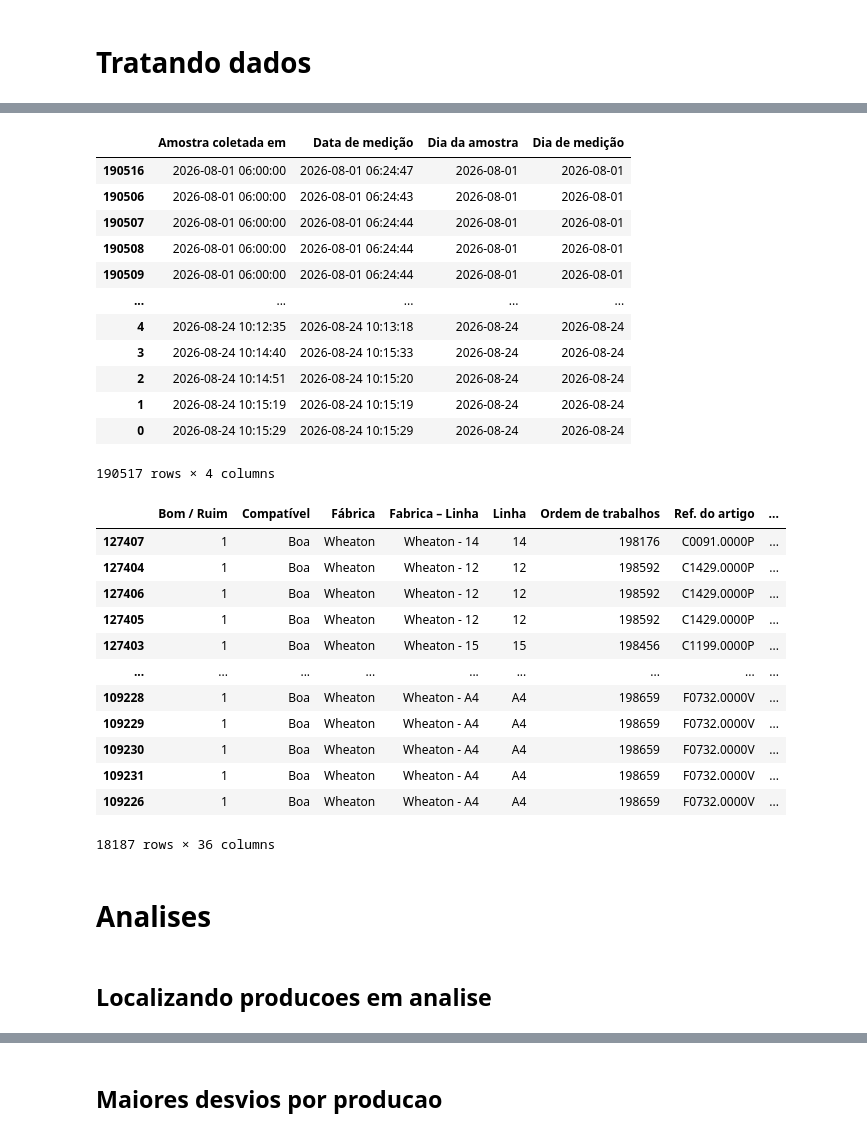
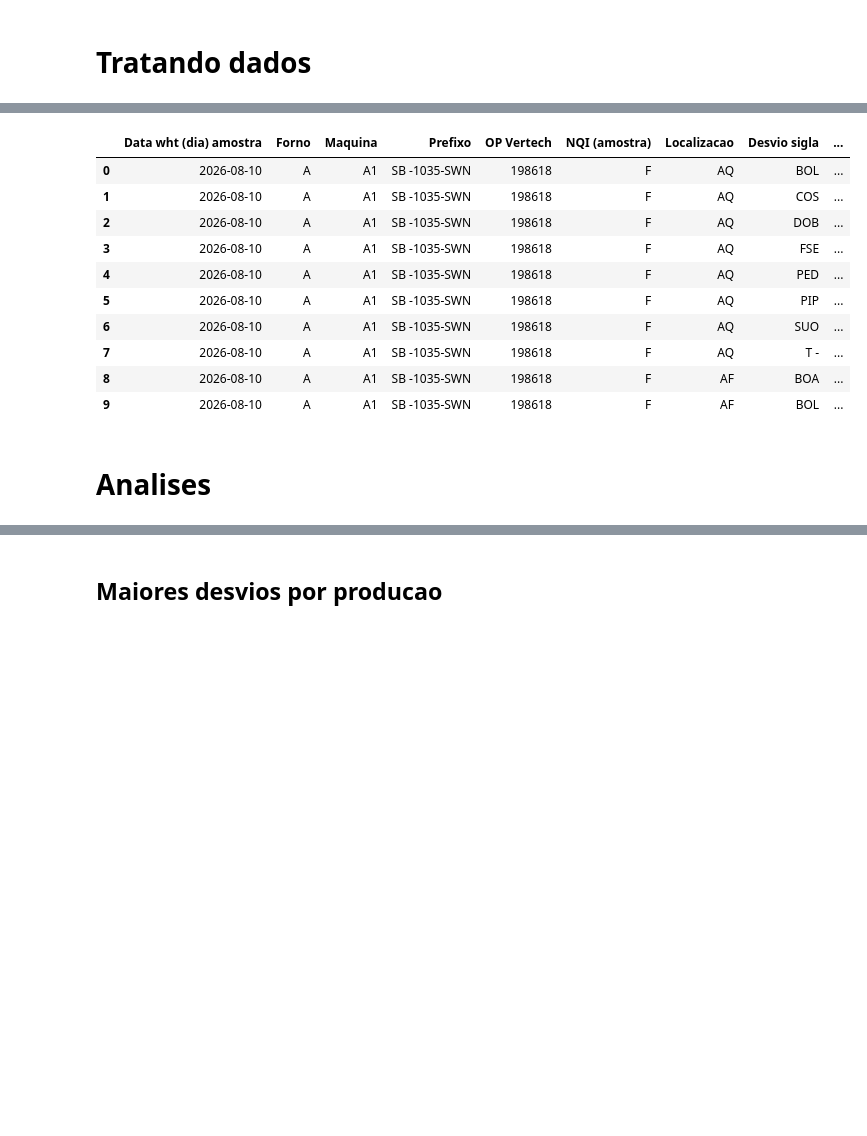
Before and after one commit to lucasz-g/aut-producao-wheaton, a Jupyter notebook: analytics/notebooks/004_defects.ipynb, the cells around one changed output, grey strips where cells are left out. Drawn from its saved outputs; the diff is of its cells as text; code cells hidden in the pictures; blank space fills up the shorter version.

```diff
--- a/analytics/notebooks/004_defects.ipynb
+++ b/analytics/notebooks/004_defects.ipynb
@@ -14,7 +17,9 @@ import plotly.graph_objects as go
 # %% [markdown]
 # Importando dados
 # %%
-df = pd.read_excel('../data/raw/Amostragem AF Frascos.xlsx')
+df_hh = pd.read_excel('../data/raw/Desvios por máquina - HH.xlsx', header=2)
+
+df_diario = pd.read_excel('../data/raw/Desvios por máquina - Completo.xlsx', header=2)
 # %% [markdown]
 # Visualizando dados
 # %%
@@ -38,42 +81,43 @@ df
 # %%
-# ordenando base por data de "Amostra coletada em"
-df = df.sort_values(by='Amostra coletada em', ascending=True).copy()
+# OPs que estamos trabalhando nas bases de métricas das máquinas em producoes
+OPs = [
+    '198594', '198660', '198592', '198176', '198456', '198618',
+    '198698', '198567', '198135', '198659', '198639', '198645',
+    '198701', '198704', '198707', '198694', '198658', '198663',
+    '198613', '198693', '198546'
+]
 
-# Localizando variaveis referentes a datas
-display(df[['Amostra coletada em', 'Data de medição', 'Dia da amostra', 'Dia de medição']])
+# Padroniza as OPs como texto sem espaços nos dados
+df_diario['OP Vertech'] = (
+    df_diario['OP Vertech']
+    .astype(str)
+    .str.strip()
+)
 
-# Filtrando base para pegar apenas dados das datas proximas de 10/08/2026 -> proximas pois preciso validar hora wheaton
-df = df.loc[df['Amostra coletada em'] <= "2026-08-11 08:00:00"].copy()
-df = df.loc[df['Amostra coletada em'] >= "2026-08-09 06:00:00"].copy()
-display(df)
+# Padroniza os tipos de controle como texto sem espacos nos dados
+df_diario['Desvio sigla'] = (
+    df_diario['Desvio sigla']
+    .astype(str)
+    .str.strip()
+)
+
+# Filtra somente as OPs da nossa análise
+df_diario = df_diario[
+    df_diario['OP Vertech'].isin(OPs)
+].copy()
+
+display(df_diario.head(10))
 # %% [output]
-|  | Amostra coletada em | Data de medição | Dia da amostra | Dia de medição |
-| 190516 | 2026-08-01 06:00:00 | 2026-08-01 06:24:47 | 2026-08-01 | 2026-08-01 |
-| 190506 | 2026-08-01 06:00:00 | 2026-08-01 06:24:43 | 2026-08-01 | 2026-08-01 |
-| 190507 | 2026-08-01 06:00:00 | 2026-08-01 06:24:44 | 2026-08-01 | 2026-08-01 |
-| 190508 | 2026-08-01 06:00:00 | 2026-08-01 06:24:44 | 2026-08-01 | 2026-08-01 |
-| 190509 | 2026-08-01 06:00:00 | 2026-08-01 06:24:44 | 2026-08-01 | 2026-08-01 |
-| ... | ... | ... | ... | ... |
-| 4 | 2026-08-24 10:12:35 | 2026-08-24 10:13:18 | 2026-08-24 | 2026-08-24 |
-| 3 | 2026-08-24 10:14:40 | 2026-08-24 10:15:33 | 2026-08-24 | 2026-08-24 |
-| 2 | 2026-08-24 10:14:51 | 2026-08-24 10:15:20 | 2026-08-24 | 2026-08-24 |
-| 1 | 2026-08-24 10:15:19 | 2026-08-24 10:15:19 | 2026-08-24 | 2026-08-24 |
-| 0 | 2026-08-24 10:15:29 | 2026-08-24 10:15:29 | 2026-08-24 | 2026-08-24 |
+|  | Data wht (dia) amostra | Forno | Maquina | Prefixo | OP Vertech | NQI (amostra) | Localizacao | Desvio sigla | ... |
+| 0 | 2026-08-10 | A | A1 | SB -1035-SWN | 198618 | F | AQ | BOL | ... |
+| 1 | 2026-08-10 | A | A1 | SB -1035-SWN | 198618 | F | AQ | COS | ... |
+| 2 | 2026-08-10 | A | A1 | SB -1035-SWN | 198618 | F | AQ | DOB | ... |
+| 3 | 2026-08-10 | A | A1 | SB -1035-SWN | 198618 | F | AQ | FSE | ... |
+| 4 | 2026-08-10 | A | A1 | SB -1035-SWN | 198618 | F | AQ | PED | ... |
+| 5 | 2026-08-10 | A | A1 | SB -1035-SWN | 198618 | F | AQ | PIP | ... |
+| 6 | 2026-08-10 | A | A1 | SB -1035-SWN | 198618 | F | AQ | SUO | ... |
+| 7 | 2026-08-10 | A | A1 | SB -1035-SWN | 198618 | F | AQ | T - | ... |
+| 8 | 2026-08-10 | A | A1 | SB -1035-SWN | 198618 | F | AF | BOA | ... |
+| 9 | 2026-08-10 | A | A1 | SB -1035-SWN | 198618 | F | AF | BOL | ... |
-190517 rows × 4 columns
-|  | Bom / Ruim | Compatível | Fábrica | Fabrica – Linha | Linha | Ordem de trabalhos | Ref. do artigo | ... |
-| 127407 | 1 | Boa | Wheaton | Wheaton - 14 | 14 | 198176 | C0091.0000P | ... |
-| 127404 | 1 | Boa | Wheaton | Wheaton - 12 | 12 | 198592 | C1429.0000P | ... |
-| 127406 | 1 | Boa | Wheaton | Wheaton - 12 | 12 | 198592 | C1429.0000P | ... |
-| 127405 | 1 | Boa | Wheaton | Wheaton - 12 | 12 | 198592 | C1429.0000P | ... |
-| 127403 | 1 | Boa | Wheaton | Wheaton - 15 | 15 | 198456 | C1199.0000P | ... |
-| ... | ... | ... | ... | ... | ... | ... | ... | ... |
-| 109228 | 1 | Boa | Wheaton | Wheaton - A4 | A4 | 198659 | F0732.0000V | ... |
-| 109229 | 1 | Boa | Wheaton | Wheaton - A4 | A4 | 198659 | F0732.0000V | ... |
-| 109230 | 1 | Boa | Wheaton | Wheaton - A4 | A4 | 198659 | F0732.0000V | ... |
-| 109231 | 1 | Boa | Wheaton | Wheaton - A4 | A4 | 198659 | F0732.0000V | ... |
-| 109226 | 1 | Boa | Wheaton | Wheaton - A4 | A4 | 198659 | F0732.0000V | ... |
-18187 rows × 36 columns
 # %% [markdown]
 # Analises
-# %% [markdown]
-## Localizando producoes em analise
```
Also changed, not shown: parts of 10 cells of this notebook, 4 other files.
